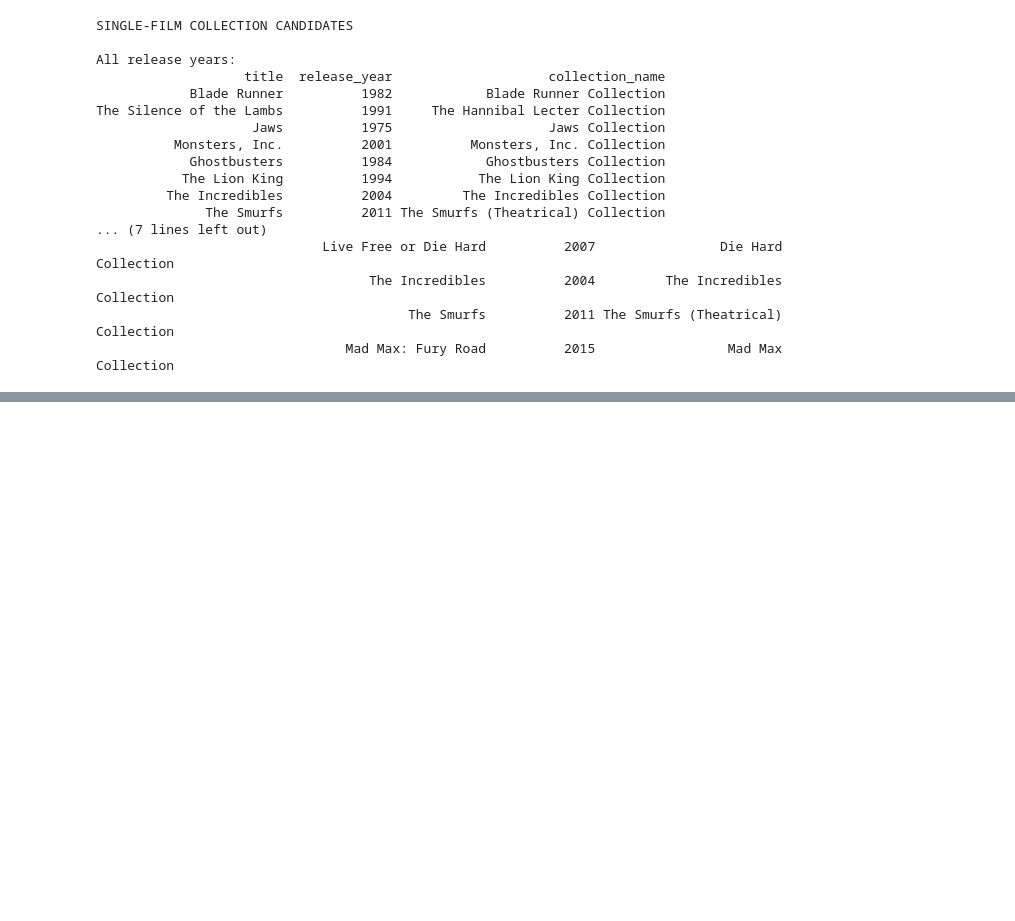
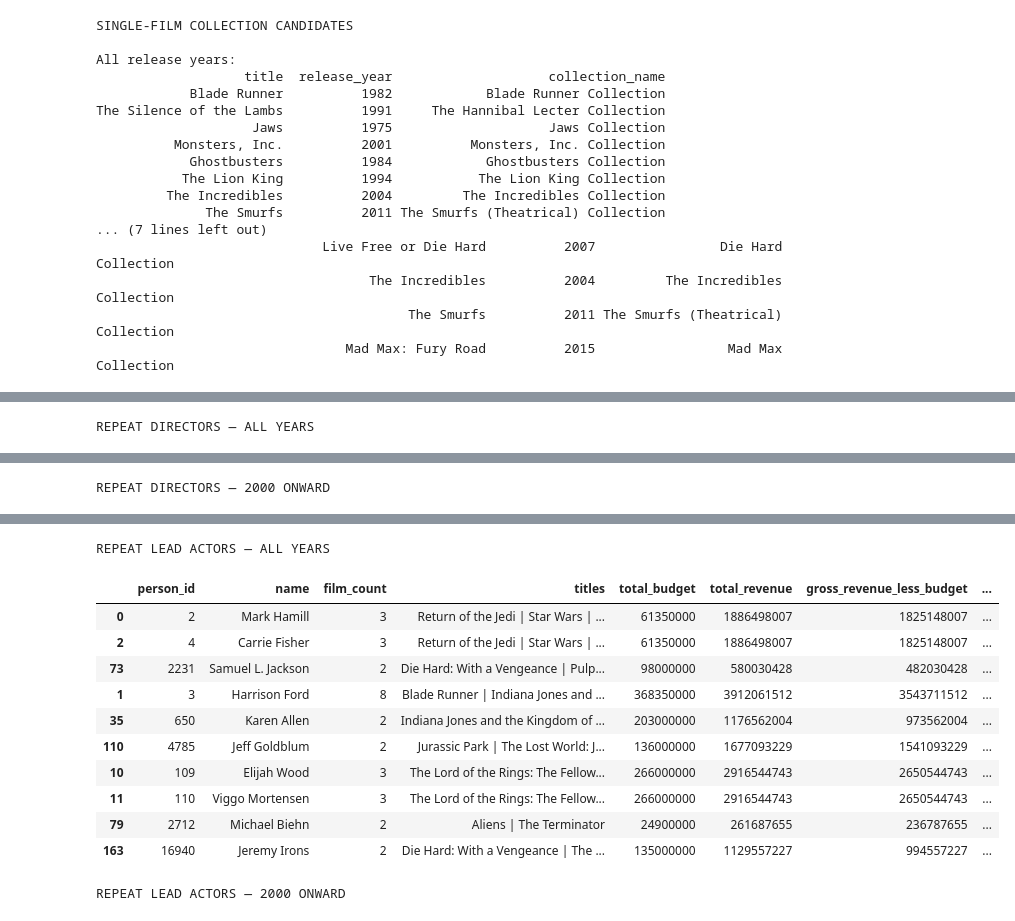
Before and after one commit to Suraiya-de/Streamvault-Licensing-Analysis, a Jupyter notebook: notebooks/03_streamvault_analysis.ipynb, the cells around one changed output, grey strips where cells are left out. Drawn from its saved outputs; the diff is of its cells as text; code cells hidden in the pictures; blank space fills up the shorter version.

```diff
--- a/notebooks/03_streamvault_analysis.ipynb
+++ b/notebooks/03_streamvault_analysis.ipynb
@@ -383,0 +652,50 @@ The Silence of the Lambs          1991     The Hannibal Lecter Collection
+# %%
+
+# Filter talent results to people with at least two films
+# This avoids treating one-film results as repeat-performance evidence.
+
+print("REPEAT DIRECTORS — ALL YEARS")
+display(
+    director_results[
+        (director_results["period"] == "All release years") &
+        (director_results["film_count"] >= 2)
+    ].sort_values(
+        ["median_movie_gross_return_pct", "film_count"],
+        ascending=[False, False]
+    ).head(10)
+)
+
+print("REPEAT DIRECTORS — 2000 ONWARD")
+display(
+    director_results[
+        (director_results["period"] == "2000 onward") &
+        (director_results["film_count"] >= 2)
+    ].sort_values(
+        ["median_movie_gross_return_pct", "film_count"],
+        ascending=[False, False]
+    ).head(10)
+)
+
+print("REPEAT LEAD ACTORS — ALL YEARS")
+display(
+    actor_results[
+        (actor_results["period"] == "All release years") &
+        (actor_results["film_count"] >= 2)
+    ].sort_values(
+        ["median_movie_gross_return_pct", "film_count"],
+        ascending=[False, False]
+    ).head(10)
+)
+
+print("REPEAT LEAD ACTORS — 2000 ONWARD")
+display(
+    actor_results[
+        (actor_results["period"] == "2000 onward") &
+        (actor_results["film_count"] >= 2)
+    ].sort_values(
+        ["median_movie_gross_return_pct", "film_count"],
+        ascending=[False, False]
+    ).head(10)
+)
+# %% [output]
+REPEAT DIRECTORS — ALL YEARS
@@ -383,0 +713 @@ The Silence of the Lambs          1991     The Hannibal Lecter Collection
+REPEAT DIRECTORS — 2000 ONWARD
@@ -383,0 +725,13 @@ The Silence of the Lambs          1991     The Hannibal Lecter Collection
+REPEAT LEAD ACTORS — ALL YEARS
+|  | person_id | name | film_count | titles | total_budget | total_revenue | gross_revenue_less_budget | ... |
+| 0 | 2 | Mark Hamill | 3 | Return of the Jedi | Star Wars | ... | 61350000 | 1886498007 | 1825148007 | ... |
+| 2 | 4 | Carrie Fisher | 3 | Return of the Jedi | Star Wars | ... | 61350000 | 1886498007 | 1825148007 | ... |
+| 73 | 2231 | Samuel L. Jackson | 2 | Die Hard: With a Vengeance | Pulp... | 98000000 | 580030428 | 482030428 | ... |
+| 1 | 3 | Harrison Ford | 8 | Blade Runner | Indiana Jones and ... | 368350000 | 3912061512 | 3543711512 | ... |
+| 35 | 650 | Karen Allen | 2 | Indiana Jones and the Kingdom of ... | 203000000 | 1176562004 | 973562004 | ... |
+| 110 | 4785 | Jeff Goldblum | 2 | Jurassic Park | The Lost World: J... | 136000000 | 1677093229 | 1541093229 | ... |
+| 10 | 109 | Elijah Wood | 3 | The Lord of the Rings: The Fellow... | 266000000 | 2916544743 | 2650544743 | ... |
+| 11 | 110 | Viggo Mortensen | 3 | The Lord of the Rings: The Fellow... | 266000000 | 2916544743 | 2650544743 | ... |
+| 79 | 2712 | Michael Biehn | 2 | Aliens | The Terminator | 24900000 | 261687655 | 236787655 | ... |
+| 163 | 16940 | Jeremy Irons | 2 | Die Hard: With a Vengeance | The ... | 135000000 | 1129557227 | 994557227 | ... |
+REPEAT LEAD ACTORS — 2000 ONWARD
```
Also changed, not shown: parts of 9 cells of this notebook, 6 other files.
